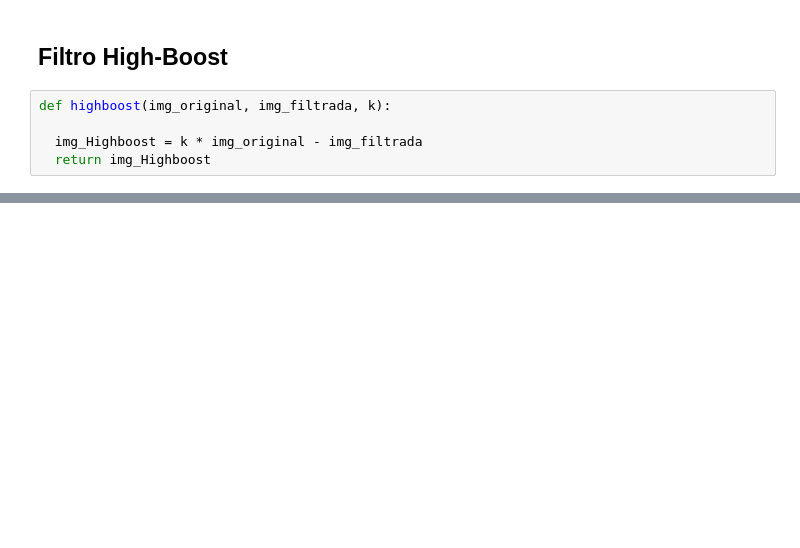
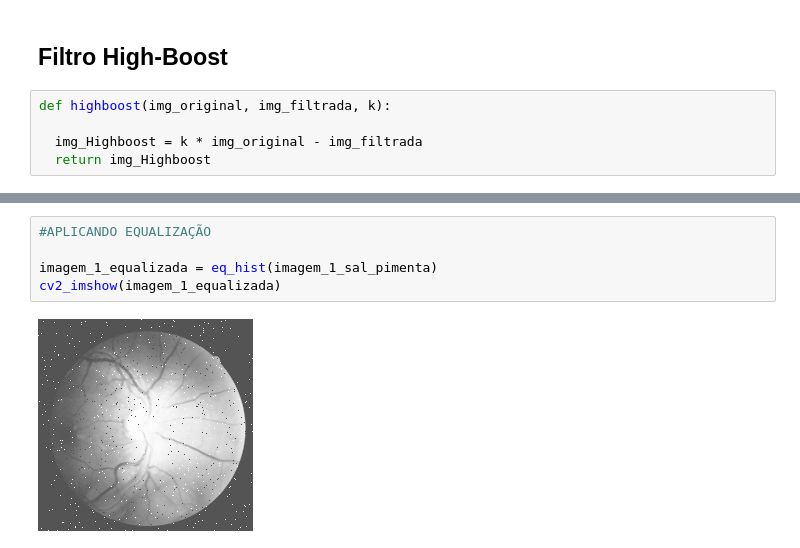
Before and after one commit to hoffera/PDI-Opera-es_Pontuais_e_Filtragem_Espacial, a Jupyter notebook: Projeto_M1_–_Operações_Pontuais_e_Filtragem_Espacial.ipynb, the cells around one changed output, grey strips where cells are left out. Cells and saved outputs as stored; diff of their text form; blank space fills up the shorter version.

```diff
--- a/Projeto_M1_–_Operações_Pontuais_e_Filtragem_Espacial.ipynb
+++ b/Projeto_M1_–_Operações_Pontuais_e_Filtragem_Espacial.ipynb
@@ -290,0 +267,7 @@ img_hb = highboost(img_grayscale_pondered, img_sobel, 1.5)
+# %%
+#APLICANDO EQUALIZAÇÃO
+
+imagem_1_equalizada = eq_hist(imagem_1_sal_pimenta)
+cv2_imshow(imagem_1_equalizada)
+# %% [output]
+[figure, added]
```
Also changed, not shown: parts of 21 cells of this notebook.
